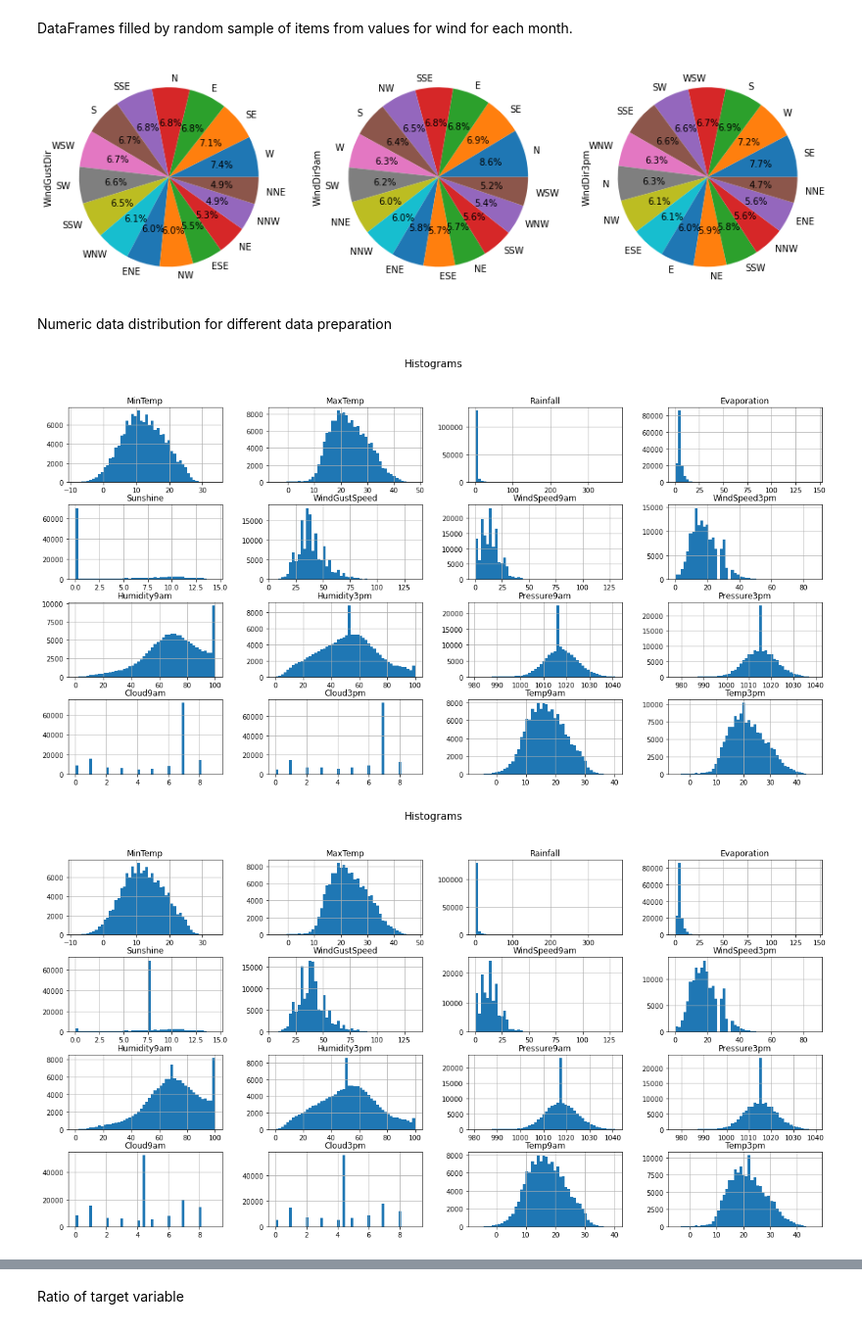
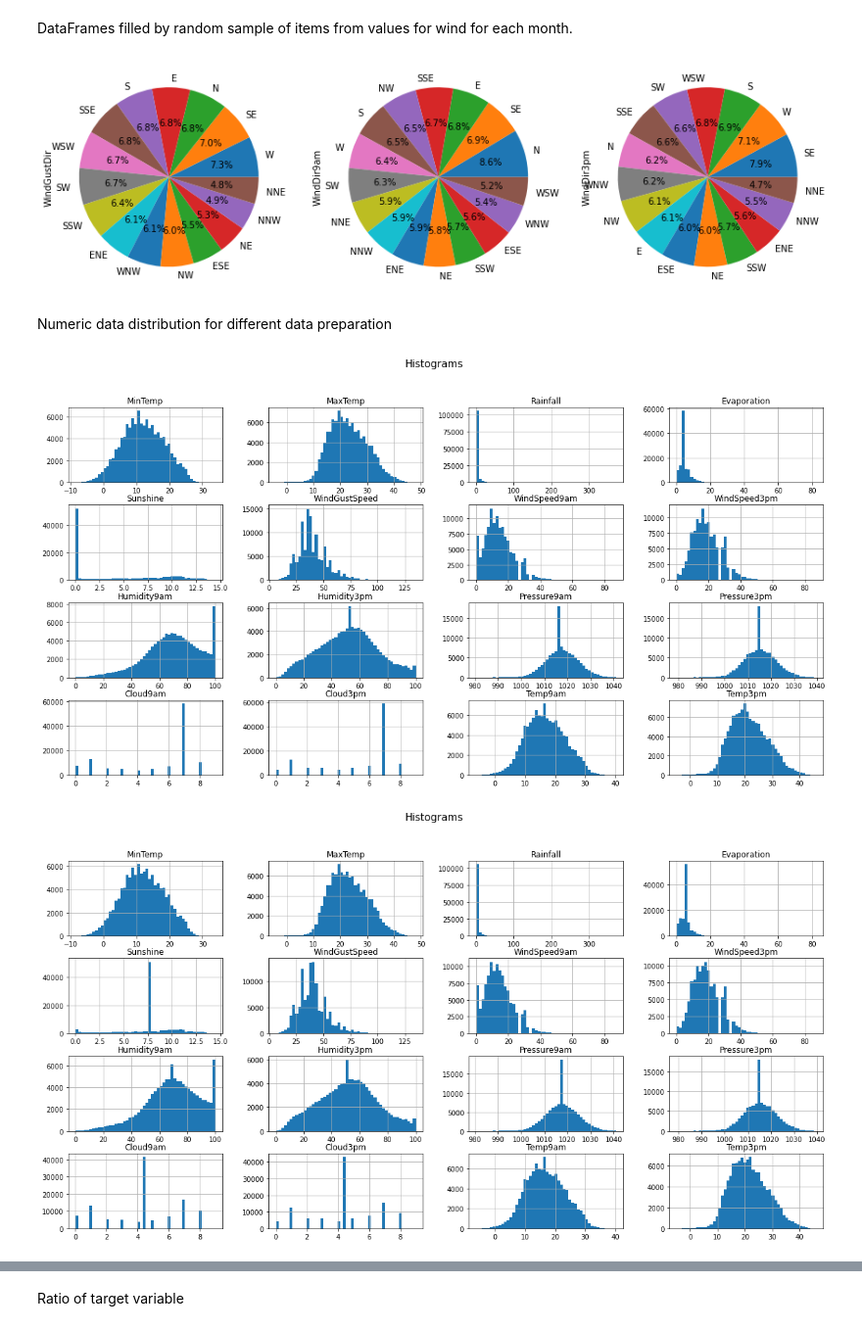
Before and after one commit to KatarzynaKow/Rain_prediction, a Jupyter notebook: Rain_prediction.ipynb, the cells around one changed output, grey strips where cells are left out. Shown at 98% size. Drawn from its saved outputs; the diff is of its cells as text; code cells hidden in the pictures.

```diff
--- a/Rain_prediction.ipynb
+++ b/Rain_prediction.ipynb
@@ -548,22 +561,37 @@ dtype: float64
+# %%
+df_train_new = df_new[df_new.Date <= Cut_off]
+df_test_new = df_new[df_new.Date > Cut_off]
 # %% [markdown]
 Replacement missing data with mode:
-# %%
-df_mode = df_new.copy()
-for i in df_mode.columns:
-    df_mode[i].fillna(df_mode[i].mode()[0], inplace = True)
+# %%
+df_train_mode = df_train_new.copy()
+df_test_mode = df_test_new.copy()
+for i in df_train_mode.columns:
+    m = df_train_mode[i].mode()[0]
+    df_train_mode[i].fillna(m, inplace = True)
+    df_test_mode[i].fillna(m, inplace = True)
 # %% [markdown]
 Replacement missing data for object variables by random sample of items from values for each column.
 Replacement missing data for numeric variables by mean and median.
 # %%
-df_mean = df_new.copy()
-df_median = df_new.copy()
+df_train_mean = df_train_new.copy()
+df_test_mean = df_test_new.copy()
 
-for i in df_mean.columns:
-    if df_mean[i].dtype == 'O':
-        df_mean[i][np.array(df_mean[i].isna())] = np.array(df_mean[i][~df_mean[i].isna()].sample(df_mean[i].isna().sum()))
-        df_median[i][np.array(df_median[i].isna())] = np.array(df_median[i][~df_median[i].isna()].sample(df_median[i].isna().sum()))
+df_train_median = df_train_new.copy()
+df_test_median = df_test_new.copy()
+
+for i in df_train_mean.columns:
+    if df_train_mean[i].dtype == 'O':
+
+        df_train_mean[i][np.array(df_train_mean[i].isna())] = np.array(df_train_mean[i][~df_train_mean[i].isna()].sample(df_train_mean[i].isna().sum()))
+        df_test_mean[i][np.array(df_test_mean[i].isna())] = np.array(df_train_mean[i][~df_train_mean[i].isna()].sample(df_test_mean[i].isna().sum()))
+        df_train_median[i][np.array(df_train_median[i].isna())] = np.array(df_train_median[i][~df_train_median[i].isna()].sample(df_train_median[i].isna().sum()))
+        df_test_median[i][np.array(df_test_median[i].isna())] = np.array(df_train_median[i][~df_train_median[i].isna()].sample(df_test_median[i].isna().sum()))
+
     else:
-        df_mean[i].fillna(df_mean[i].mean(), inplace=True)
-        df_median[i].fillna(df_median[i].median(), inplace=True)
+        df_train_mean[i].fillna(df_train_mean[i].mean(), inplace=True)
+        df_test_mean[i].fillna(df_train_mean[i].mean(), inplace=True)
+        df_train_median[i].fillna(df_train_median[i].median(), inplace=True)
+        df_test_median[i].fillna(df_train_median[i].median(), inplace=True)
 # %% [markdown]
 Replacement missing data for variables by random sample of items from values for each month for each column.
@@ -643,17 +675,17 @@ object_data_vizualization(df_mean, date_location=False, wind=True, rain=False)
 # %% [markdown]
 DataFrames filled by random sample of items from values for wind for each month.
 # %%
-object_data_vizualization(df_M, date_location=False, wind=True, rain=False)
+object_data_vizualization(df_train_M, date_location=False, wind=True, rain=False)
 # %% [output]
-[figure, old version]
+[figure, new version]
 # %% [markdown]
 Numeric data distribution for different data preparation
 # %%
-numeric_data_vizualization(df_mode, histograms=True, boxplots=False, correlation=False)
+numeric_data_vizualization(df_train_mode, histograms=True, boxplots=False, correlation=False)
 # %% [output]
-[figure, old version]
+[figure, new version]
 # %%
-numeric_data_vizualization(df_mean, histograms=True, boxplots=False, correlation=False)
+numeric_data_vizualization(df_train_mean, histograms=True, boxplots=False, correlation=False)
 # %% [output]
-[figure, old version]
+[figure, new version]
 # %%
```
Also changed, not shown: parts of 166 cells of this notebook.
